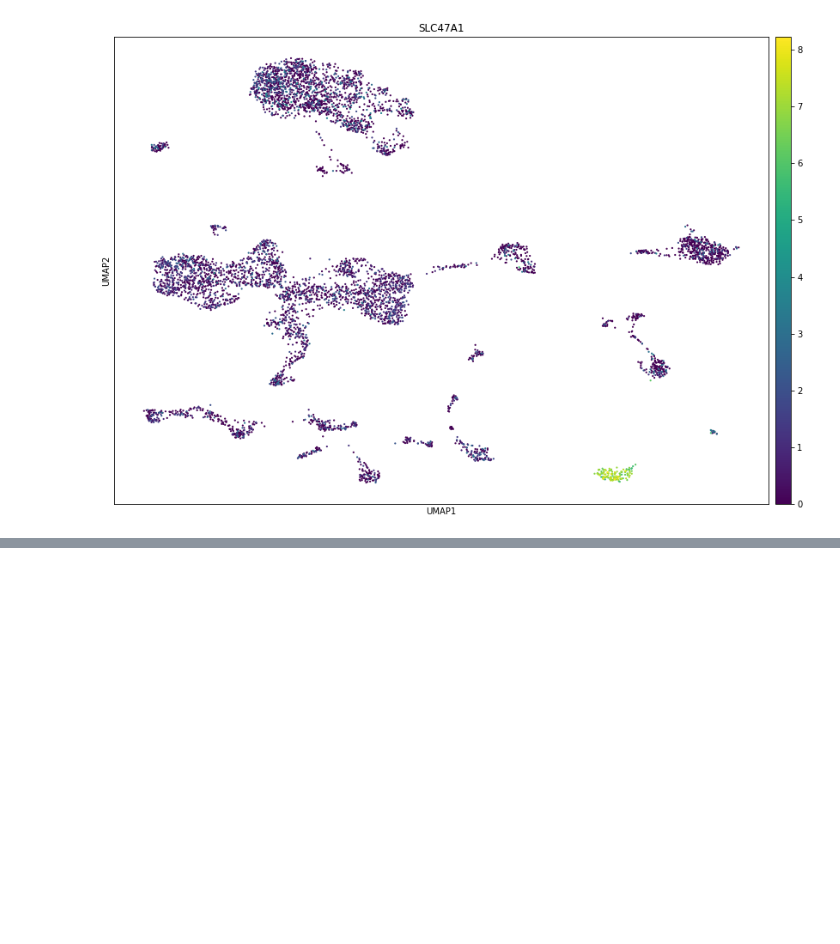
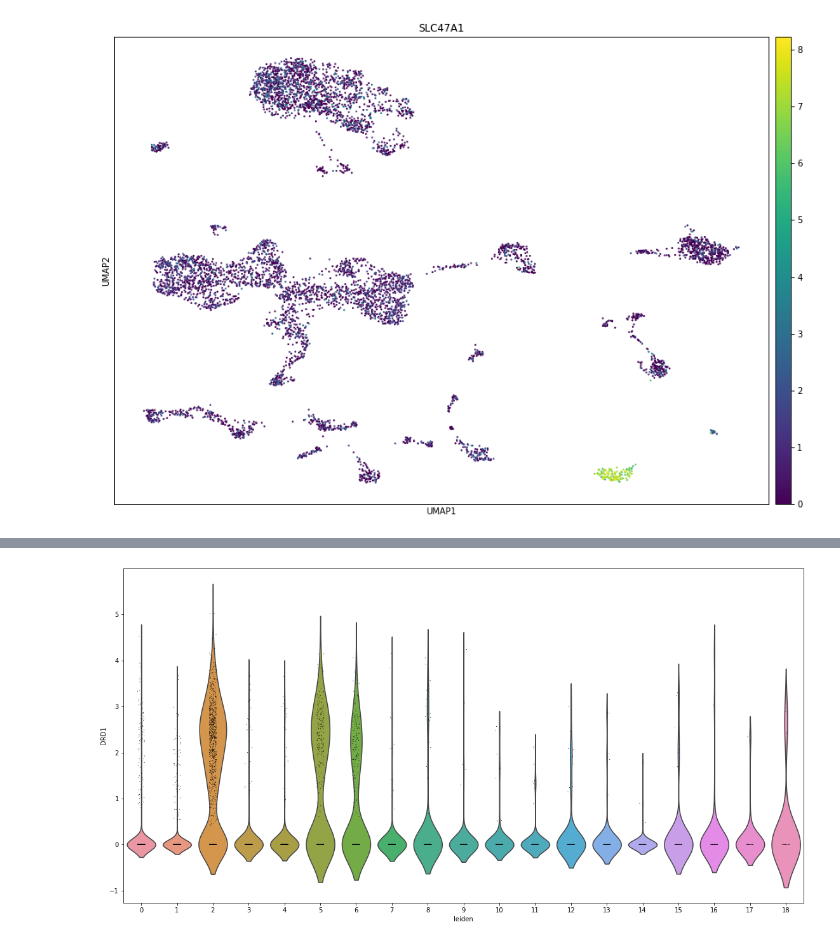
Before and after one commit to pfenninglab/nhp_snrna_striatum_analysis, a Jupyter notebook: analysis/full_nuclei_analysis.ipynb, the cells around one changed output, grey strips where cells are left out. Cells and saved outputs as stored; diff of their text form; code cells hidden in the pictures; blank space fills up the shorter version.

```diff
--- a/analysis/full_nuclei_analysis.ipynb
+++ b/analysis/full_nuclei_analysis.ipynb
@@ -197,0 +238,35 @@ cluster_assign_dict
+# %%
+#cluster 6 and 12 had discrepency so we are going to look at the top marker genes on DropViz http://dropviz.org/
+is_mark = [ctype == "7" for ctype in striatum_ann.obs["leiden"].values]
+striatum_ann.obs["mark"] = pd.Categorical(
+            values=is_mark,
+            categories=[True, False])
+sc.tl.rank_genes_groups(striatum_ann, "mark")
+gene_list = [tup[0] for tup in striatum_ann.uns["rank_genes_groups"]["names"]]
+print("Cluster 7 Marker genes")
+print(gene_list[:20])
+
+
+is_mark = [ctype == "12" for ctype in striatum_ann.obs["leiden"].values]
+striatum_ann.obs["mark"] = pd.Categorical(
+            values=is_mark,
+            categories=[True, False])
+sc.tl.rank_genes_groups(striatum_ann, "mark")
+gene_list = [tup[0] for tup in striatum_ann.uns["rank_genes_groups"]["names"]]
+print("Cluster 12 Marker Genes")
+print(gene_list[:20])
+
+
+
+is_mark = [ctype == "13" for ctype in striatum_ann.obs["leiden"].values]
+striatum_ann.obs["mark"] = pd.Categorical(
+            values=is_mark,
+            categories=[True, False])
+sc.tl.rank_genes_groups(striatum_ann, "mark")
+gene_list = [tup[0] for tup in striatum_ann.uns["rank_genes_groups"]["names"]]
+print("Cluster 13 Marker Genes")
+print(gene_list[:20])
+
+#cluster 7 marker genes appear in fibrolast like mural cells in the mouse striatum
+#cluster 12 marker genes appear in interneurons in the mouse striatum
+#cluster 13 marker genes appear in interneurons in the mouse striatum
@@ -197,0 +280,5 @@ cluster_assign_dict
+# %%
+#we can further assign the neuronal markers to MSNs based on DRD1 and DRD2 expression
+sc.pl.violin(striatum_ann,keys=["DRD1"],groupby="leiden")
+# %% [output]
+[figure, added]
```
Also changed, not shown: parts of 15 cells of this notebook.
